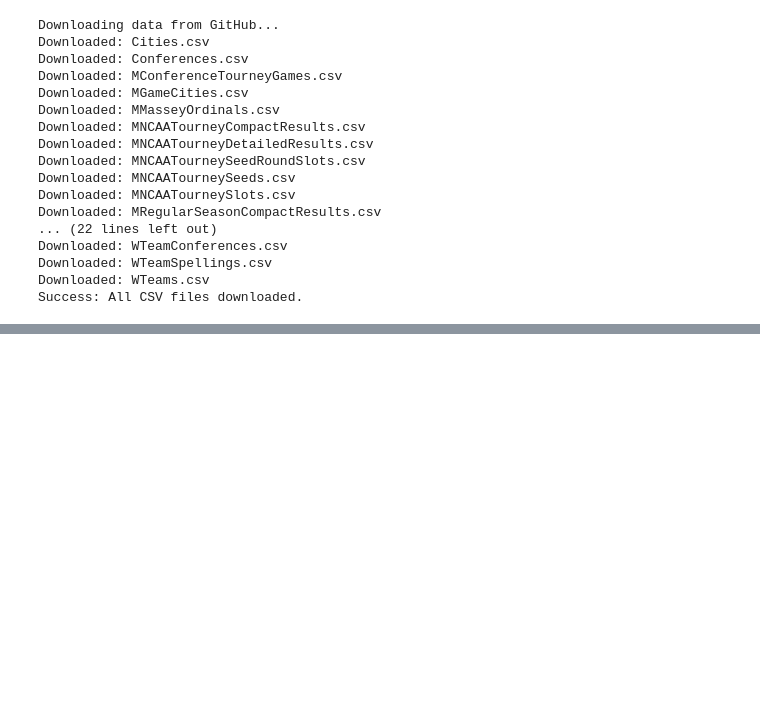
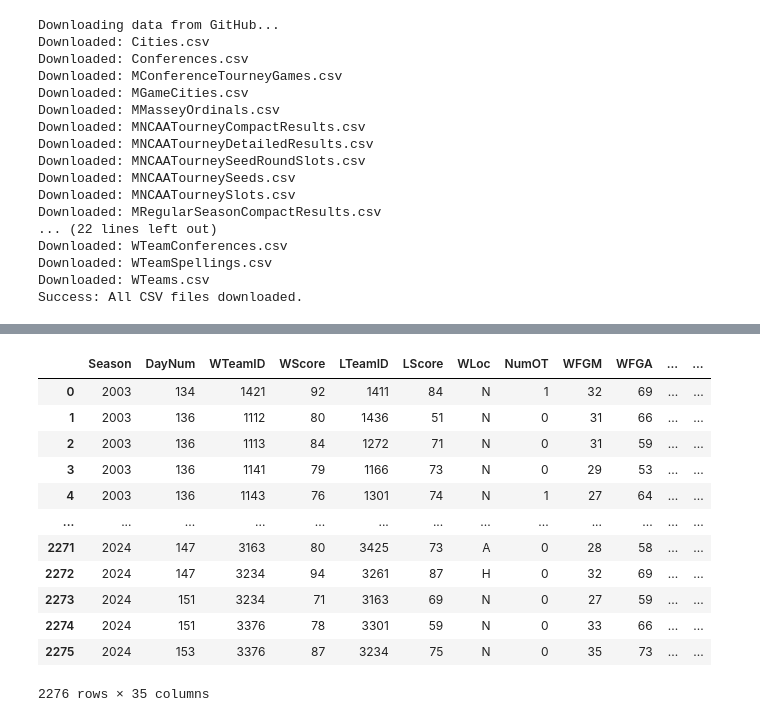
Before and after one commit to COMP3608-GROUP-9-PROJECT/COMP3608_PROJECT, a Jupyter notebook: DataPreProcessing.ipynb, the cells around one changed output, grey strips where cells are left out. Cells and saved outputs as stored; diff of their text form; code cells hidden in the pictures; blank space fills up the shorter version.

```diff
--- a/DataPreProcessing.ipynb
+++ b/DataPreProcessing.ipynb
@@ -51,0 +104,16 @@ Success: All CSV files downloaded.
+# %%
+tourneyResults
+# %% [output]
+|  | Season | DayNum | WTeamID | WScore | LTeamID | LScore | WLoc | NumOT | WFGM | WFGA | ... | ... |
+| 0 | 2003 | 134 | 1421 | 92 | 1411 | 84 | N | 1 | 32 | 69 | ... | ... |
+| 1 | 2003 | 136 | 1112 | 80 | 1436 | 51 | N | 0 | 31 | 66 | ... | ... |
+| 2 | 2003 | 136 | 1113 | 84 | 1272 | 71 | N | 0 | 31 | 59 | ... | ... |
+| 3 | 2003 | 136 | 1141 | 79 | 1166 | 73 | N | 0 | 29 | 53 | ... | ... |
+| 4 | 2003 | 136 | 1143 | 76 | 1301 | 74 | N | 1 | 27 | 64 | ... | ... |
+| ... | ... | ... | ... | ... | ... | ... | ... | ... | ... | ... | ... | ... |
+| 2271 | 2024 | 147 | 3163 | 80 | 3425 | 73 | A | 0 | 28 | 58 | ... | ... |
+| 2272 | 2024 | 147 | 3234 | 94 | 3261 | 87 | H | 0 | 32 | 69 | ... | ... |
+| 2273 | 2024 | 151 | 3234 | 71 | 3163 | 69 | N | 0 | 27 | 59 | ... | ... |
+| 2274 | 2024 | 151 | 3376 | 78 | 3301 | 59 | N | 0 | 33 | 66 | ... | ... |
+| 2275 | 2024 | 153 | 3376 | 87 | 3234 | 75 | N | 0 | 35 | 73 | ... | ... |
+2276 rows × 35 columns
```
Also changed, not shown: parts of 3 cells of this notebook.
